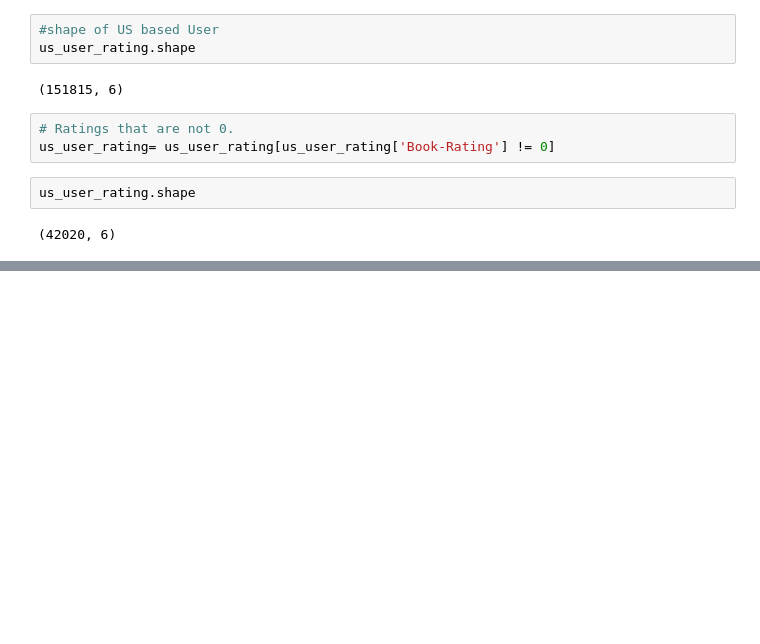
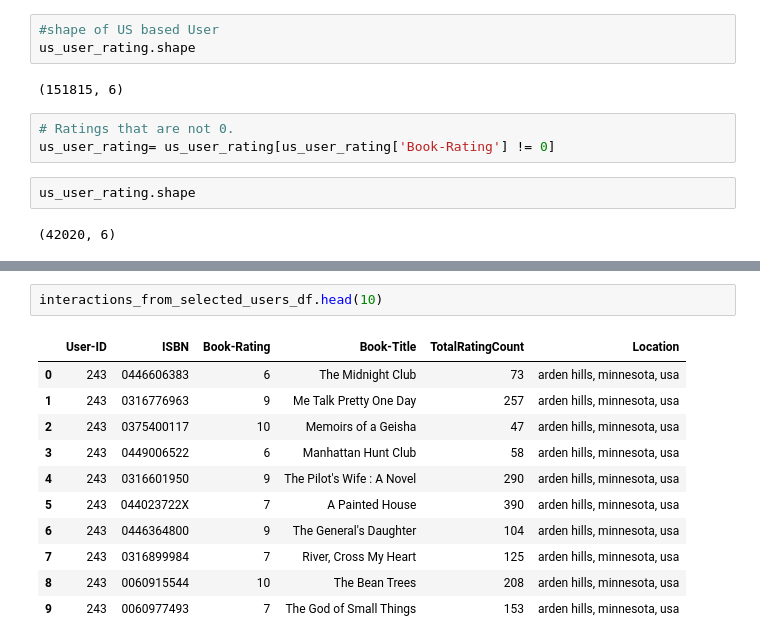
Before and after one commit to Aaryant31/Book_Recommendation_system, a Jupyter notebook: Rahul_Kumar_Soni_Book_Recommendation_System.ipynb, the cells around one changed output, grey strips where cells are left out. Saved outputs shown, nothing was run; the diff lists cells and outputs as text; blank space fills up the shorter version.

```diff
--- a/Rahul_Kumar_Soni_Book_Recommendation_System.ipynb
+++ b/Rahul_Kumar_Soni_Book_Recommendation_System.ipynb
@@ -575,0 +597,14 @@ us_user_rating.head()
+# %%
+interactions_from_selected_users_df.head(10)
+# %% [output]
+|  | User-ID | ISBN | Book-Rating | Book-Title | TotalRatingCount | Location |
+| 0 | 243 | 0446606383 | 6 | The Midnight Club | 73 | arden hills, minnesota, usa |
+| 1 | 243 | 0316776963 | 9 | Me Talk Pretty One Day | 257 | arden hills, minnesota, usa |
+| 2 | 243 | 0375400117 | 10 | Memoirs of a Geisha | 47 | arden hills, minnesota, usa |
+| 3 | 243 | 0449006522 | 6 | Manhattan Hunt Club | 58 | arden hills, minnesota, usa |
+| 4 | 243 | 0316601950 | 9 | The Pilot's Wife : A Novel | 290 | arden hills, minnesota, usa |
+| 5 | 243 | 044023722X | 7 | A Painted House | 390 | arden hills, minnesota, usa |
+| 6 | 243 | 0446364800 | 9 | The General's Daughter | 104 | arden hills, minnesota, usa |
+| 7 | 243 | 0316899984 | 7 | River, Cross My Heart | 125 | arden hills, minnesota, usa |
+| 8 | 243 | 0060915544 | 10 | The Bean Trees | 208 | arden hills, minnesota, usa |
+| 9 | 243 | 0060977493 | 7 | The God of Small Things | 153 | arden hills, minnesota, usa |
```
Also changed, not shown: parts of 15 cells of this notebook.
